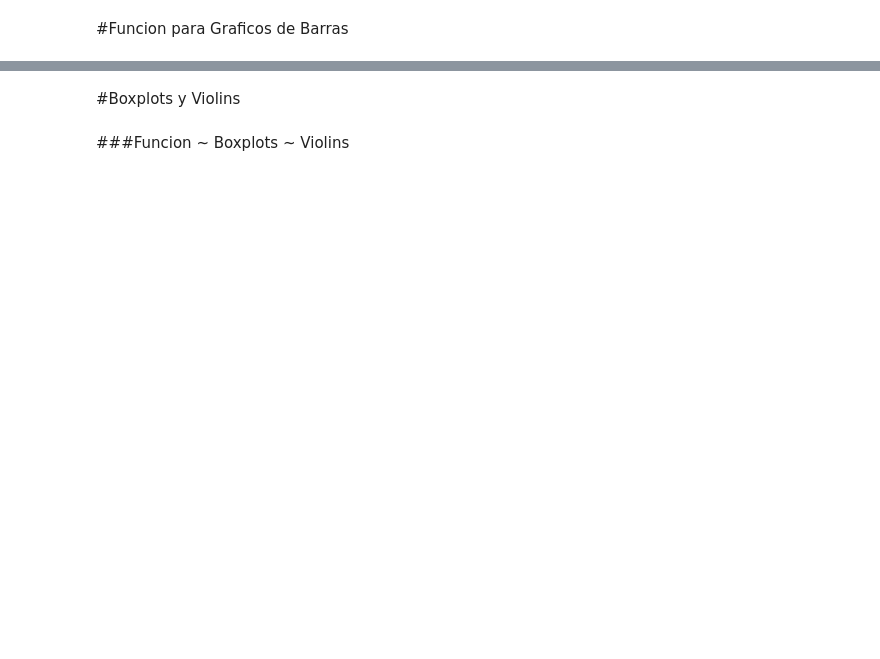
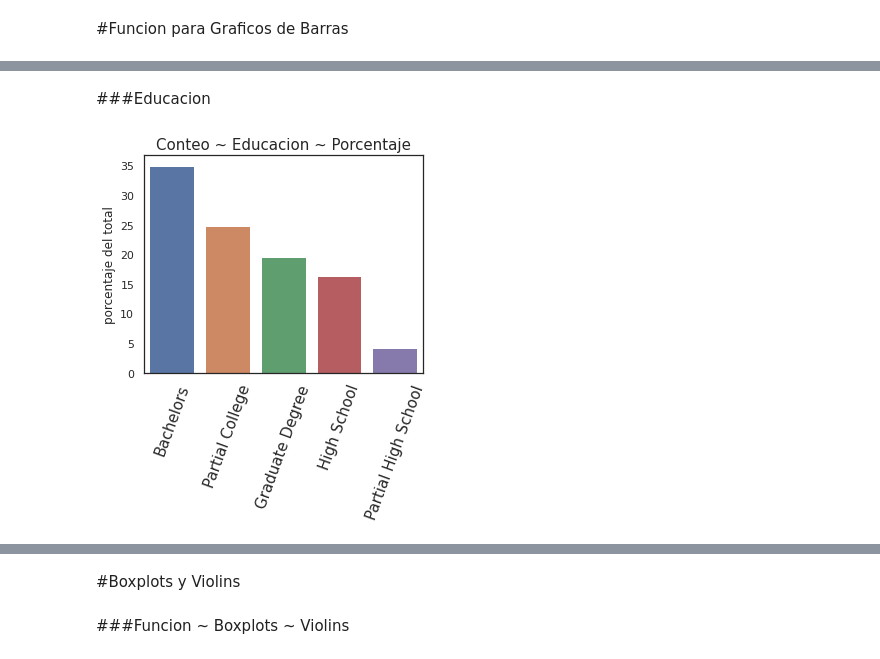
Before and after one commit to hvasquez28/g1-ds_santander-f2-team7-Phyton, a Jupyter notebook: Proyecto_Postwork1_2_3_4_5.ipynb, the cells around one changed output, grey strips where cells are left out. Saved outputs shown, nothing was run; the diff lists cells and outputs as text; code cells hidden in the pictures; blank space fills up the shorter version.

```diff
--- a/Proyecto_Postwork1_2_3_4_5.ipynb
+++ b/Proyecto_Postwork1_2_3_4_5.ipynb
@@ -1772,15 +1709,15 @@ pd.crosstab(compradores['estado_civil'],[compradores['bicicleta_adquirida'],comp
 def porcentajes_data(x):
   return x*100/x.sum()
 # %%
-def bar_plots(x,i):
+def bar_plots(x,i,s,t):
   sns.set(style="white")
-  #fig, axes = plt.subplots(1, 3, figsize=(30, 6), sharex=False, sharey=False)
-  fig, axes = plt.subplots(figsize=(9, 6))
+  fig, axes = plt.subplots(figsize=(s,t))
   o=['Educacion','Estado Civil','Distancia Viajada','Autos','Profesion','Modelo ~ Bicicleta','Categoria 1 ~ Bicicletas','Categoria 2 ~ Bicicletas','Aleacion','Tiendas']
   a='Conteo ~ '
   b=' ~ Porcentaje'
   c=a+o[i]+b
-  ax = sns.barplot(x.index, x)
+  ax = sns.barplot(x.index, porcentajes_data(x))
+  #sns.set(rc={'figure.figsize':})
   ax.set_title(c,fontsize=15)
   ax.set(ylabel='porcentaje del total');
-  ax.set_xticklabels(ax.get_xticklabels(), rotation=50);
+  ax.set_xticklabels(ax.get_xticklabels(), rotation=70, fontsize= 15);
@@ -1790,0 +1726,6 @@ bar_plots(porcentajes_data(educacion),0)
+# %%
+educacion_2 = real_buyers['educacion'].value_counts()
+estado_civ_2 = real_buyers['estado_civil'].value_counts()
+dist_viaje_2 = real_buyers['distancia_d_viaje'].value_counts()
+autos_2 = real_buyers['autos'].value_counts()
+profesion_2 = real_buyers['profesion'].value_counts()# Grupo 1
@@ -1790,0 +1737,6 @@ bar_plots(porcentajes_data(educacion),0)
+# %% [markdown]
+###Educacion
+# %%
+bar_plots(educacion_2,0,5,4)
+# %% [output]
+[figure, added]
```
Also changed, not shown: parts of 58 cells of this notebook.
